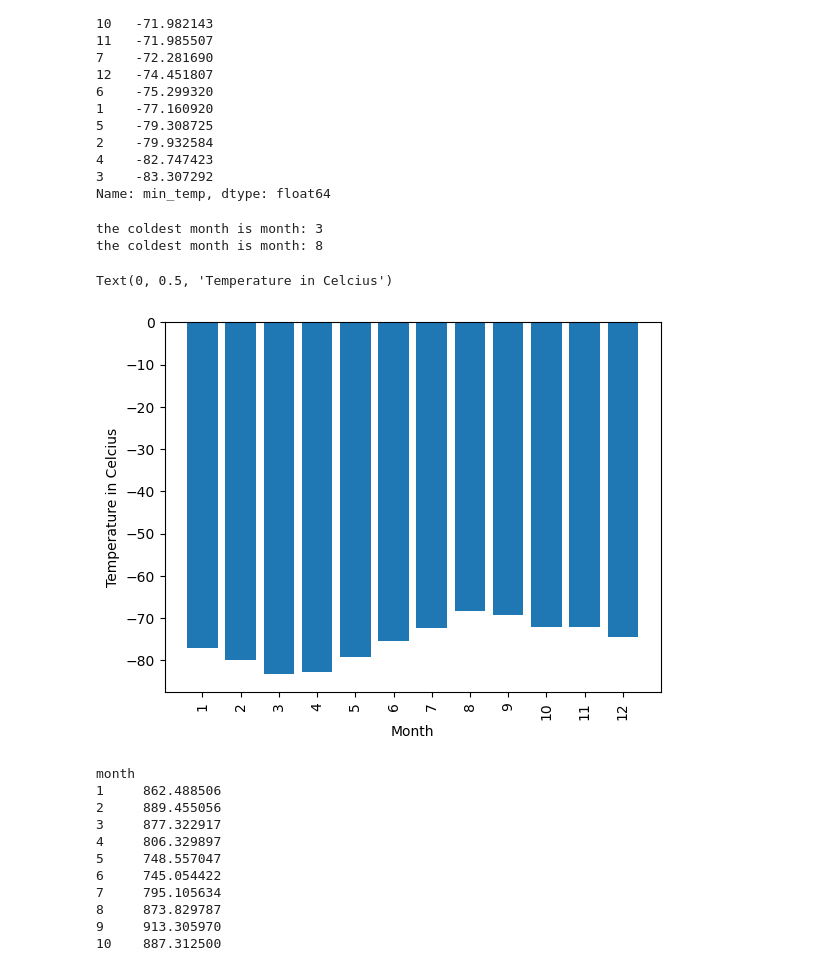
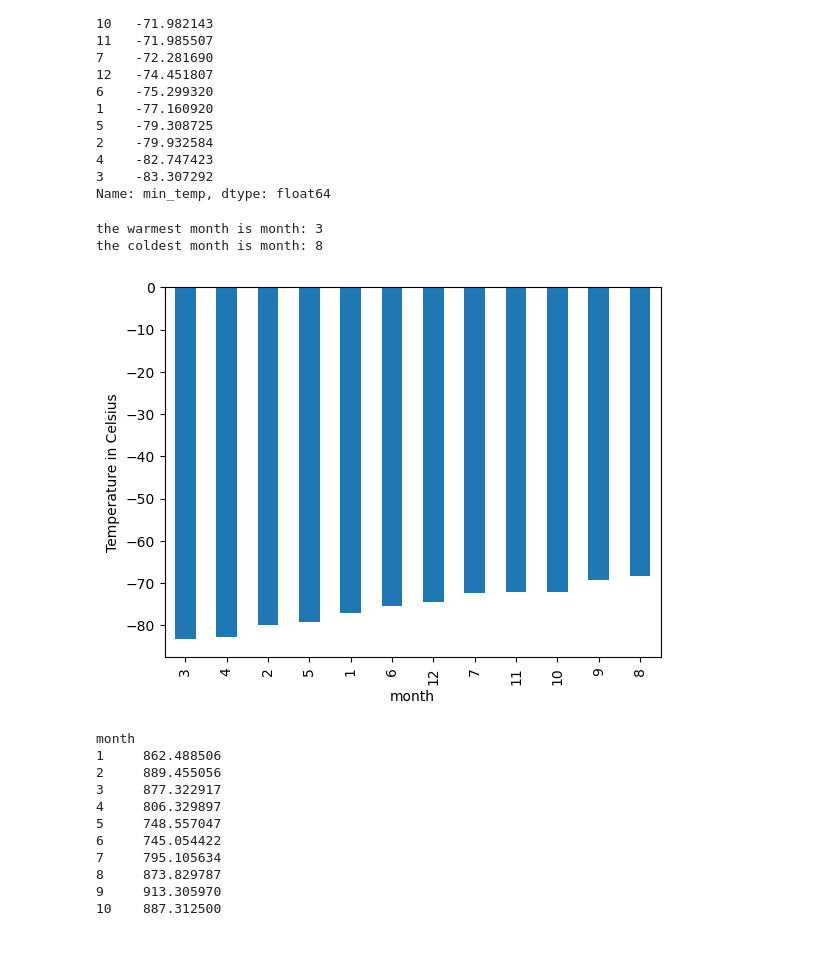
Before and after one commit to m-janssens-boop/beautifulsoup_challenge, a Jupyter notebook: mars_news/part_2_mars_weather.ipynb, the cells around one changed output. Drawn from its saved outputs; the diff is of its cells as text; code cells hidden in the pictures.

Commit message:
fixed hottest to coldest months graph

```diff
--- a/mars_news/part_2_mars_weather.ipynb
+++ b/mars_news/part_2_mars_weather.ipynb
@@ -177,23 +178,18 @@ Name: min_temp, dtype: float64
 # %%
 # Identify the coldest and hottest months in Curiosity's location
 min_temp_month = avg_min_temp_month.idxmin()
 max_temp_month = avg_min_temp_month.idxmax()
 
-print(f"the coldest month is month: {min_temp_month}")
+print(f"the warmest month is month: {min_temp_month}")
 print(f"the coldest month is month: {max_temp_month}")
 
-sorted_temp = avg_min_temp_month.nlargest(12)
-
-##ask about this##
-plt.bar(sorted_temp.index, sorted_temp)
-plt.xticks(sorted_temp.index, rotation = 90)
-plt.xlabel('Month')
-plt.ylabel('Temperature in Celcius')
+avg_min_temp_month.sort_values().plot(kind='bar')
+plt.ylabel('Temperature in Celsius')
+plt.show()
 # %% [output]
-the coldest month is month: 3
+the warmest month is month: 3
 the coldest month is month: 8
-Text(0, 0.5, 'Temperature in Celcius')
-[figure, old version]
+[figure, new version]
 # %%
 # 4. Average pressure by Martian month
 avg_pressure_month = mars_df.groupby(mars_df['month'])['pressure'].mean()
```
Also changed, not shown: parts of 1 cell of this notebook, 1 other file.
